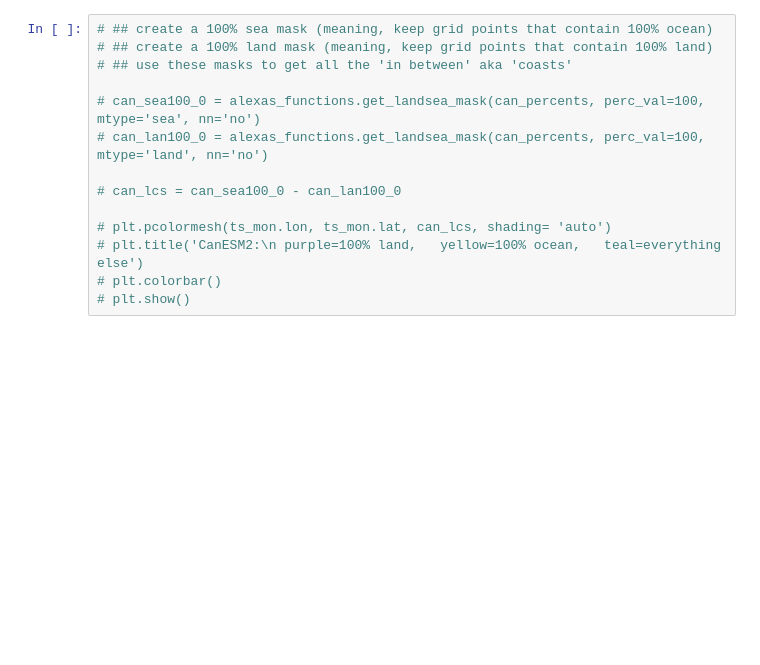
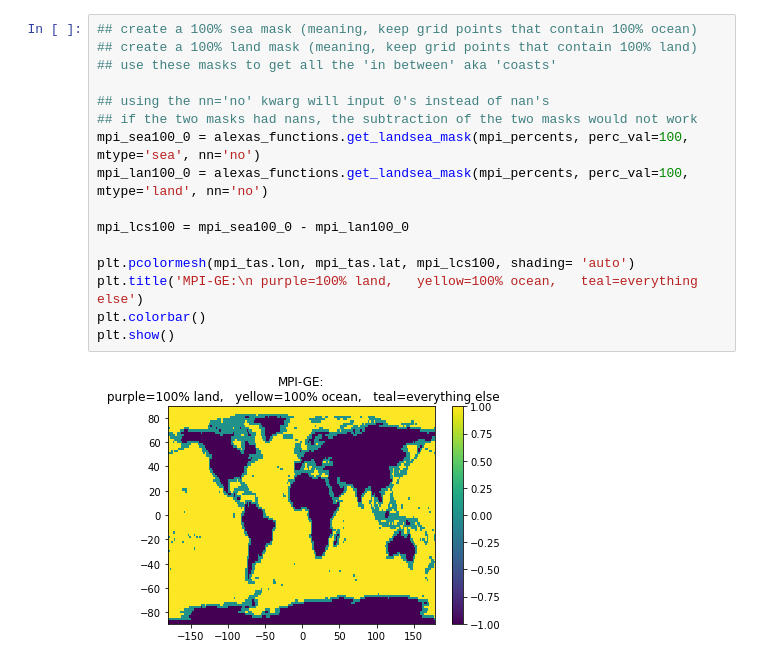
Before and after one commit to alexazabaske/tamu_projects, a Jupyter notebook: Land_Sea_Masking.ipynb, the cells around one changed output. Cells and saved outputs as stored; diff of their text form; blank space fills up the shorter version.

```diff
--- a/Land_Sea_Masking.ipynb
+++ b/Land_Sea_Masking.ipynb
@@ -218,15 +108,19 @@ for ym in range(mpi_tas['time'].size):
 # %%
-# ## create a 100% sea mask (meaning, keep grid points that contain 100% ocean)
-# ## create a 100% land mask (meaning, keep grid points that contain 100% land)
-# ## use these masks to get all the 'in between' aka 'coasts'
+## create a 100% sea mask (meaning, keep grid points that contain 100% ocean)
+## create a 100% land mask (meaning, keep grid points that contain 100% land)
+## use these masks to get all the 'in between' aka 'coasts'
 
-# can_sea100_0 = alexas_functions.get_landsea_mask(can_percents, perc_val=100, mtype='sea', nn='no')
-# can_lan100_0 = alexas_functions.get_landsea_mask(can_percents, perc_val=100, mtype='land', nn='no')
+## using the nn='no' kwarg will input 0's instead of nan's
+## if the two masks had nans, the subtraction of the two masks would not work
+mpi_sea100_0 = alexas_functions.get_landsea_mask(mpi_percents, perc_val=100, mtype='sea', nn='no')
+mpi_lan100_0 = alexas_functions.get_landsea_mask(mpi_percents, perc_val=100, mtype='land', nn='no')
 
-# can_lcs = can_sea100_0 - can_lan100_0
+mpi_lcs100 = mpi_sea100_0 - mpi_lan100_0
 
-# plt.pcolormesh(ts_mon.lon, ts_mon.lat, can_lcs, shading= 'auto')
-# plt.title('CanESM2:\n purple=100% land,   yellow=100% ocean,   teal=everything else')
-# plt.colorbar()
-# plt.show()
+plt.pcolormesh(mpi_tas.lon, mpi_tas.lat, mpi_lcs100, shading= 'auto')
+plt.title('MPI-GE:\n purple=100% land,   yellow=100% ocean,   teal=everything else')
+plt.colorbar()
+plt.show()
+# %% [output]
+[figure, added]
 # %%
```
Also changed, not shown: parts of 24 cells of this notebook, 1 other file.
